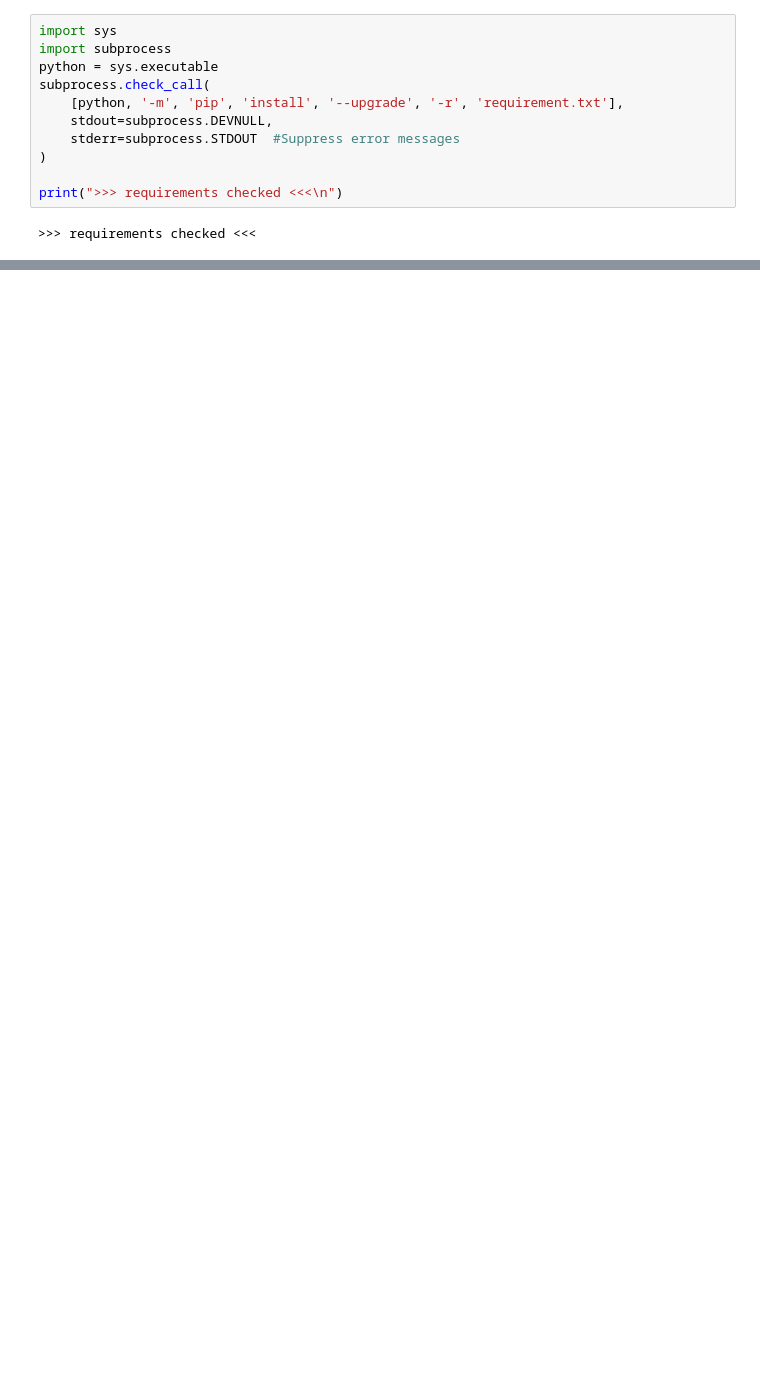
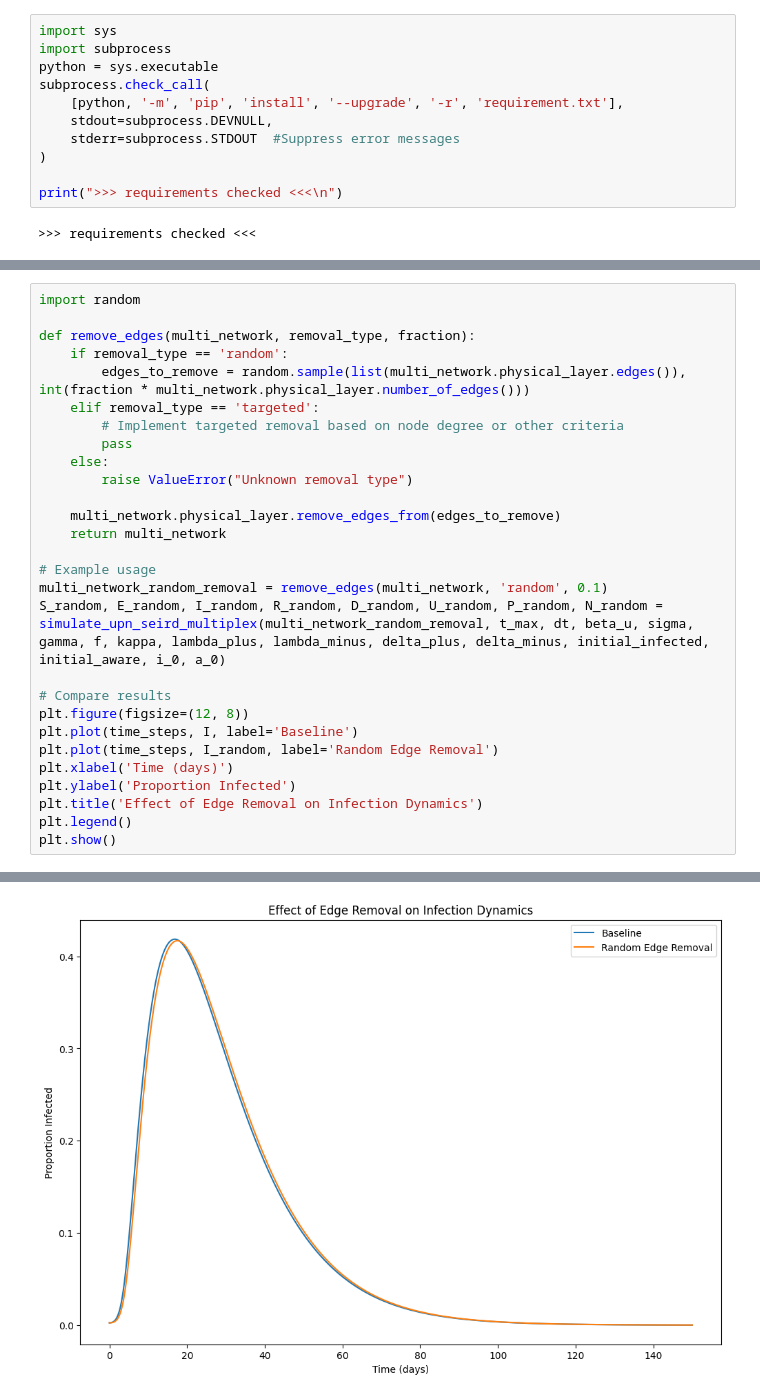
Before and after one commit to gh0stintheshe11/UPN-SEIRD-Model, a Jupyter notebook: upn_seird_seperate.ipynb, the cells around one changed output, grey strips where cells are left out. Drawn from its saved outputs; the diff is of its cells as text; blank space fills up the shorter version.

```diff
--- a/upn_seird_seperate.ipynb
+++ b/upn_seird_seperate.ipynb
@@ -269,0 +487,29 @@ Simulation complete. Plotting results...
+# %%
+import random
+
+def remove_edges(multi_network, removal_type, fraction):
+    if removal_type == 'random':
+        edges_to_remove = random.sample(list(multi_network.physical_layer.edges()), int(fraction * multi_network.physical_layer.number_of_edges()))
+    elif removal_type == 'targeted':
+        # Implement targeted removal based on node degree or other criteria
+        pass
+    else:
+        raise ValueError("Unknown removal type")
+
+    multi_network.physical_layer.remove_edges_from(edges_to_remove)
+    return multi_network
+
+# Example usage
+multi_network_random_removal = remove_edges(multi_network, 'random', 0.1)
+S_random, E_random, I_random, R_random, D_random, U_random, P_random, N_random = simulate_upn_seird_multiplex(multi_network_random_removal, t_max, dt, beta_u, sigma, gamma, f, kappa, lambda_plus, lambda_minus, delta_plus, delta_minus, initial_infected, initial_aware, i_0, a_0)
+
+# Compare results
+plt.figure(figsize=(12, 8))
+plt.plot(time_steps, I, label='Baseline')
+plt.plot(time_steps, I_random, label='Random Edge Removal')
+plt.xlabel('Time (days)')
+plt.ylabel('Proportion Infected')
+plt.title('Effect of Edge Removal on Infection Dynamics')
+plt.legend()
+plt.show()
+# %% [output]
@@ -269,0 +533 @@ Simulation complete. Plotting results...
+[figure, added]
```
Also changed, not shown: parts of 9 cells of this notebook.
